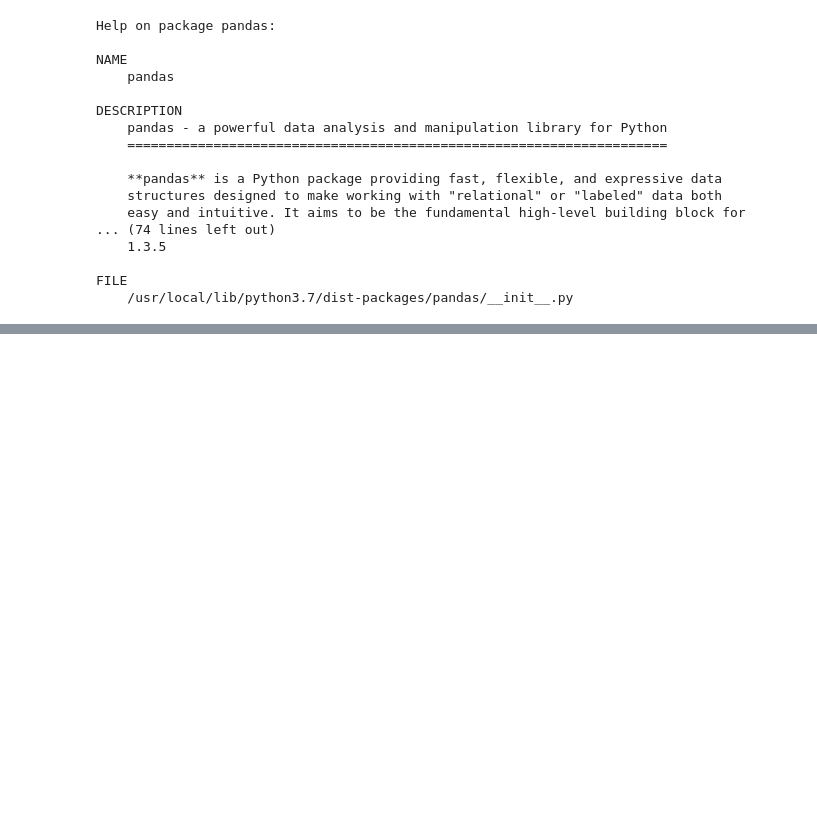
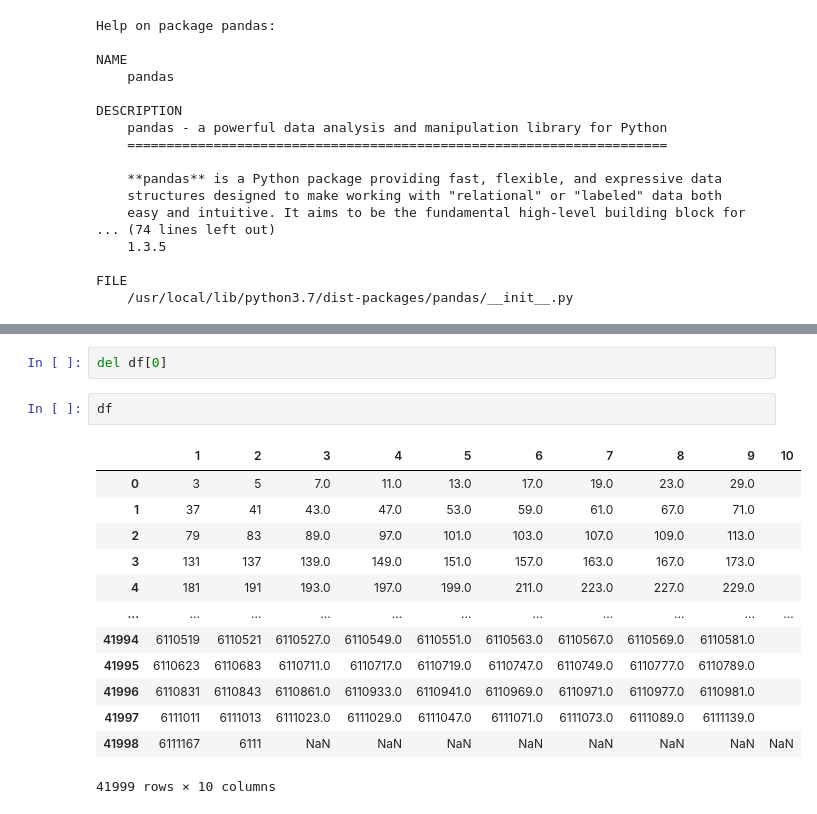
Before and after one commit to ritikavijayy/mlReva, a Jupyter notebook: Numpy.ipynb, the cells around one changed output, grey strips where cells are left out. Drawn from its saved outputs; the diff is of its cells as text; blank space fills up the shorter version.

```diff
--- a/Numpy.ipynb
+++ b/Numpy.ipynb
@@ -224,0 +365,18 @@ FILE
+# %%
+del df[0]
+# %%
+df
+# %% [output]
+|  | 1 | 2 | 3 | 4 | 5 | 6 | 7 | 8 | 9 | 10 |
+| 0 | 3 | 5 | 7.0 | 11.0 | 13.0 | 17.0 | 19.0 | 23.0 | 29.0 |  |
+| 1 | 37 | 41 | 43.0 | 47.0 | 53.0 | 59.0 | 61.0 | 67.0 | 71.0 |  |
+| 2 | 79 | 83 | 89.0 | 97.0 | 101.0 | 103.0 | 107.0 | 109.0 | 113.0 |  |
+| 3 | 131 | 137 | 139.0 | 149.0 | 151.0 | 157.0 | 163.0 | 167.0 | 173.0 |  |
+| 4 | 181 | 191 | 193.0 | 197.0 | 199.0 | 211.0 | 223.0 | 227.0 | 229.0 |  |
+| ... | ... | ... | ... | ... | ... | ... | ... | ... | ... | ... |
+| 41994 | 6110519 | 6110521 | 6110527.0 | 6110549.0 | 6110551.0 | 6110563.0 | 6110567.0 | 6110569.0 | 6110581.0 |  |
+| 41995 | 6110623 | 6110683 | 6110711.0 | 6110717.0 | 6110719.0 | 6110747.0 | 6110749.0 | 6110777.0 | 6110789.0 |  |
+| 41996 | 6110831 | 6110843 | 6110861.0 | 6110933.0 | 6110941.0 | 6110969.0 | 6110971.0 | 6110977.0 | 6110981.0 |  |
+| 41997 | 6111011 | 6111013 | 6111023.0 | 6111029.0 | 6111047.0 | 6111071.0 | 6111073.0 | 6111089.0 | 6111139.0 |  |
+| 41998 | 6111167 | 6111 | NaN | NaN | NaN | NaN | NaN | NaN | NaN | NaN |
+41999 rows × 10 columns
```
Also changed, not shown: parts of 18 cells of this notebook.
